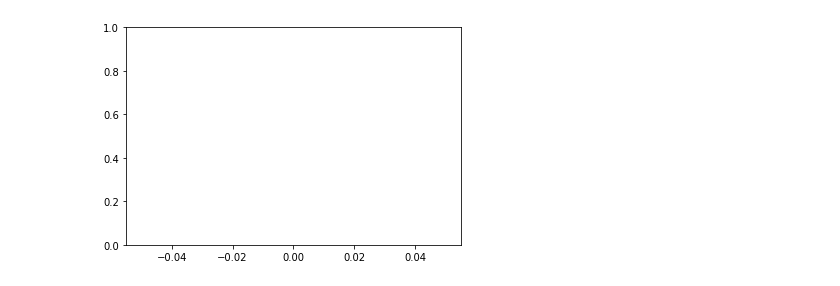
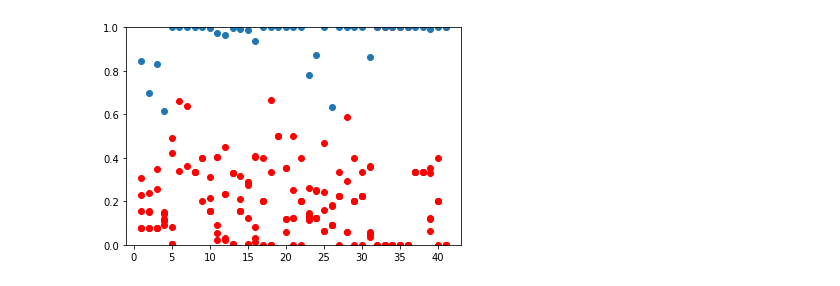
Before and after one commit to NEEMSYS/Thesis-ZhangTe, a Jupyter notebook: chapter3/feature-by-frequency.ipynb, the cells around one changed output. Cells and saved outputs as stored; diff of their text form; code cells hidden in the pictures.

```diff
--- a/chapter3/feature-by-frequency.ipynb
+++ b/chapter3/feature-by-frequency.ipynb
@@ -3,7 +3,7 @@
 import pickle
 import os
 import gc
-print('debug', os.getcwd())
+
 def containlogfile(folder):
     ''' Does the folder contain log file?
     Args:
@@ -19,7 +19,7 @@ data_path = '../TinyOS-Benchmark/preprocessed-dataset/'
 paths_data = {}
 paths = list(os.walk(data_path))
 for i in range(len(paths)):
-    #if i > 14: break
+    #if i > 18: break
     print('{}/{}: {}'.format(i, len(paths), paths[i][0]))
     if containlogfile(paths[i][0]) and paths[i][0] not in paths_data:
         paths_data[paths[i][0]] = []
@@ -35,7 +35,7 @@ def most_tasks(ls, num=5):
         ls: list, logs look [(timestamp, taskid) ...]
         num: int, the top of task
     Retval:
-        ((taskid, number, precent), allprecent, num)
+        ([(taskid, number, precent) ... num], allprecent, num)
         allprecent is the sum of each prcent in the first item precents
         num is the number of tasks, len(ls) yet.
     '''
@@ -48,34 +48,72 @@ def most_tasks(ls, num=5):
 
     count = list(map(lambda k: (k, count[k]), count.keys()))
     count = sorted(count, key=lambda e: e[1], reverse=True)
+    #count = list(map(lambda e: (e[0], e[1],  # using round to calculate the precent of tasks
+    #                 round(float(e[1]) / len(ls), 2)), count))
+    # no round() function
     count = list(map(lambda e: (e[0], e[1],
-                     round(float(e[1]) / len(ls), 2)), count))
+                    float(e[1]) / len(ls), 2), count))
     return count[:num], sum(map(lambda e: e[2], count[:num])), len(ls)
 
 
+###################### 2d ######################################
+from mpl_toolkits.mplot3d import Axes3D
+import matplotlib.pyplot as plt
+import numpy as np
 
-import matplotlib.pyplot as plt
-plt.figure("plot")
-
+plt.figure(0)
+top_task_num = 5
 y = []
+idx = 1 #
 for k, v in paths_data.items():
-    retval = most_tasks(v, 5)
+    retval = most_tasks(v, top_task_num)
+    for e in map(lambda e: e[2], retval[0]):
+        plt.plot([idx], [e], marker='o', color='r')
+    idx += 1
     y.append(sum(map(lambda e: e[2], retval[0])))
 plt.ylim(0, 1)
 plt.plot(list(range(1, len(y) + 1)), y, marker='o', linestyle=' ')
 
-'''
-temp_x = 1
+plt.savefig('feature-by-frequency-2d.png')
+plt.show()
+plt.close(0)
+
+###################### 3d ######################################
+prob = [[] for i in range(top_task_num)]
 for k, v in paths_data.items():
-    #print(k, most_tasks(v, 5))
-    retval = most_tasks(v, 5)
-    y = list(map(lambda e: e[2], retval[0]))
-    print(len (y))
-    if len(y) < 5: continue
-    plt.ylim(0, 1)
-    plt.plot([temp_x for i in range(5)], y, marker='o', linestyle=' ')
-    temp_x += 1
-'''
-plt.savefig('feature-by-frequency.png')
+    retval = most_tasks(v, top_task_num)
+    #temp = list(map(lambda e: e[2], retval[0]))
+    for i in range(top_task_num):
+        if i >= len(retval[0]):
+            prob[i].append(0.0)
+        else:
+            prob[i].append(retval[0][i][2])
+plus_prob = []
+for i in range(len(prob[0])):
+    plus_prob.append(sum(map(lambda e: e[i], prob)))
+prob.insert(0, plus_prob)
+
+fig = plt.figure(1)
+#plt.rcParams['font.sans-serif']=['SimHei']
+ax = fig.gca(projection='3d')
+idx = 0
+for c, z in zip(['k', 'g', 'b', 'y', 'deeppink', 'r'], [50, 40, 30, 20, 10, 0]):
+    xs = np.arange(len(prob[0]))
+    ys = prob[idx]
+    idx += 1
+    #ys = np.random.rand(20)
+    # You can provide either a single color or an array. To demonstrate this,
+    # the first bar of each set will be colored cyan.
+    cs = [c] * len(xs)
+    ax.bar(xs, ys, zs=z, zdir='y', color=cs, alpha=0.8)
+
+#ax.set_xlim(0, 1)
+#ax.set_ylim(0, 1)
+ax.set_zlim(0, 1)
+ax.set_xlabel('{} applications'.format(len(prob[0])))
+ax.set_ylabel('Top Tasks')
+ax.set_zlabel('Percent')
+plt.savefig('feature-by-frequency-3d.png')
 plt.show()
+plt.close(1)
 # %% [output]
@@ -83 +137 @@ debug /home/jovyan/work/thesis/TinyOS-Benchmark
-[figure, old version]
+[figure, new version]
```
Also changed, not shown: parts of 2 cells of this notebook, 2 other files.
